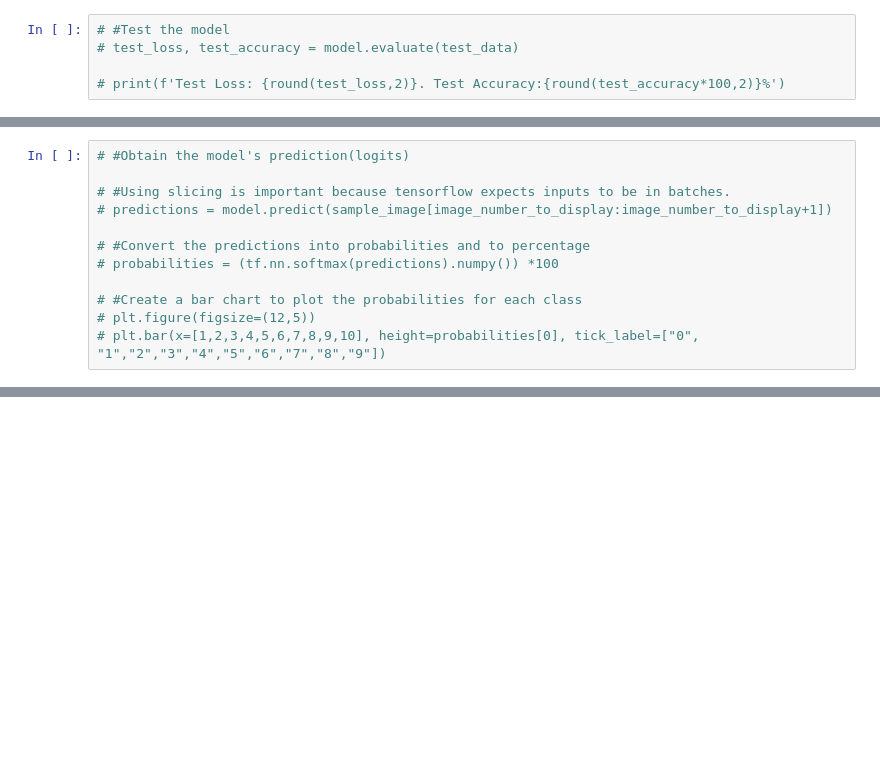
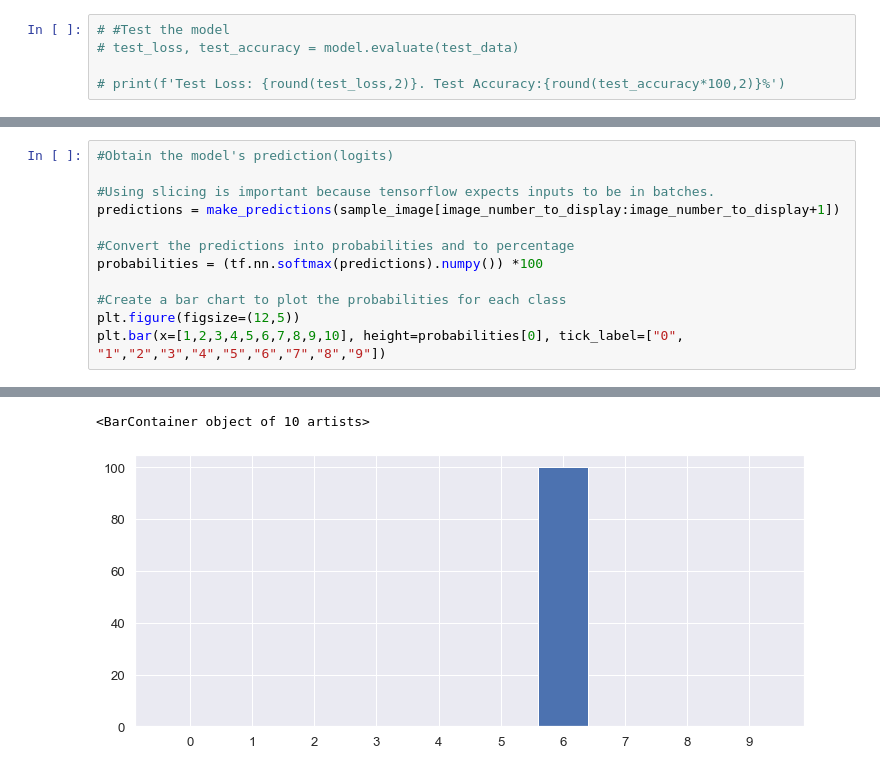
Before and after one commit to ifuu16/MNIST-classification-using-CNN, a Jupyter notebook: MNIST_CNN.ipynb, the cells around one changed output, grey strips where cells are left out. Cells and saved outputs as stored; diff of their text form; blank space fills up the shorter version.

```diff
--- a/MNIST_CNN.ipynb
+++ b/MNIST_CNN.ipynb
@@ -278,12 +249,13 @@ Epoch 15/20
 # %%
-# #Obtain the model's prediction(logits)
+#Obtain the model's prediction(logits)
 
-# #Using slicing is important because tensorflow expects inputs to be in batches.
-# predictions = model.predict(sample_image[image_number_to_display:image_number_to_display+1])
+#Using slicing is important because tensorflow expects inputs to be in batches.
+predictions = make_predictions(sample_image[image_number_to_display:image_number_to_display+1])
 
-# #Convert the predictions into probabilities and to percentage
-# probabilities = (tf.nn.softmax(predictions).numpy()) *100
+#Convert the predictions into probabilities and to percentage
+probabilities = (tf.nn.softmax(predictions).numpy()) *100
 
-# #Create a bar chart to plot the probabilities for each class
-# plt.figure(figsize=(12,5))
-# plt.bar(x=[1,2,3,4,5,6,7,8,9,10], height=probabilities[0], tick_label=["0", "1","2","3","4","5","6","7","8","9"])
+#Create a bar chart to plot the probabilities for each class
+plt.figure(figsize=(12,5))
+plt.bar(x=[1,2,3,4,5,6,7,8,9,10], height=probabilities[0], tick_label=["0", "1","2","3","4","5","6","7","8","9"])
+# %% [output]
@@ -290 +263,3 @@ Epoch 15/20
+<BarContainer object of 10 artists>
+[figure, added]
 # %%
```
Also changed, not shown: parts of 10 cells of this notebook.
